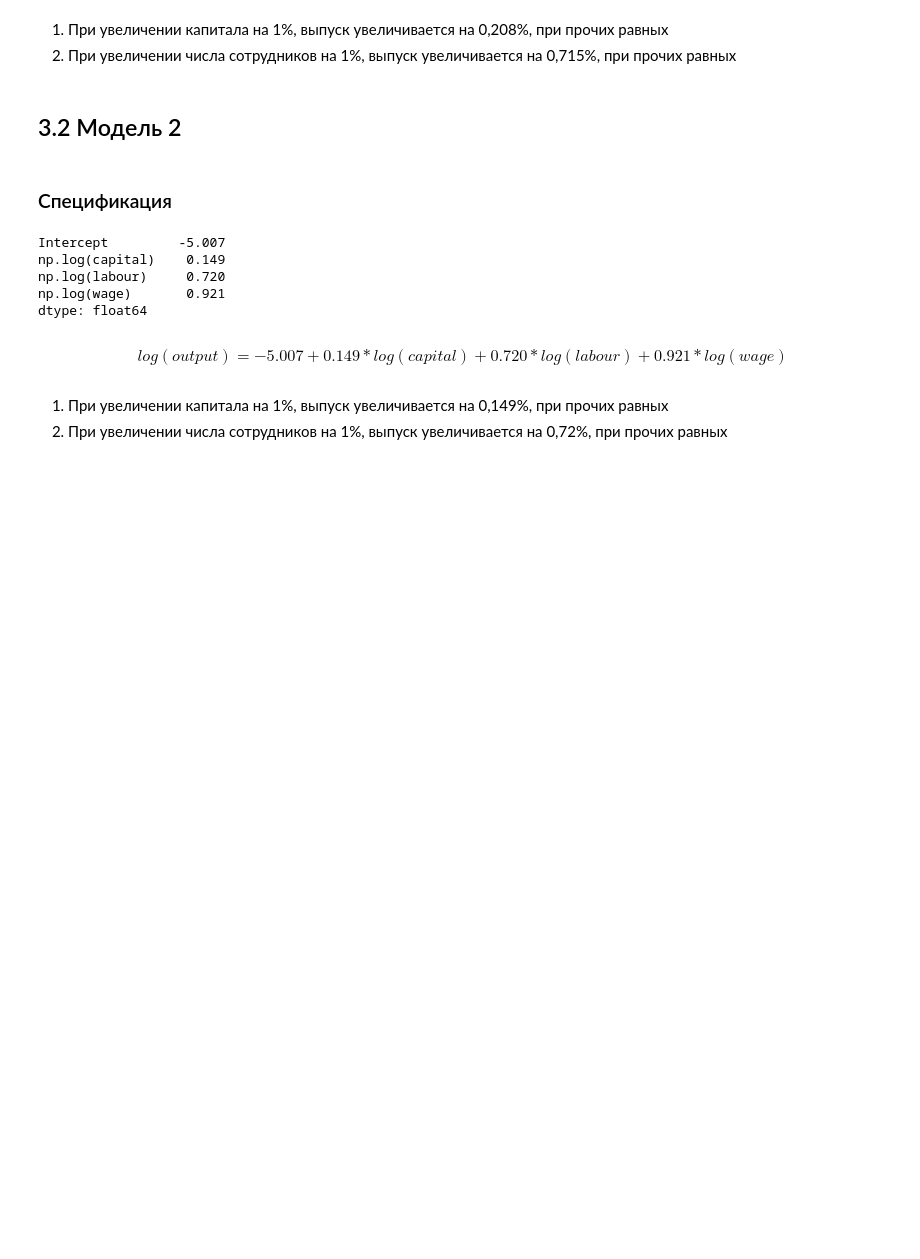
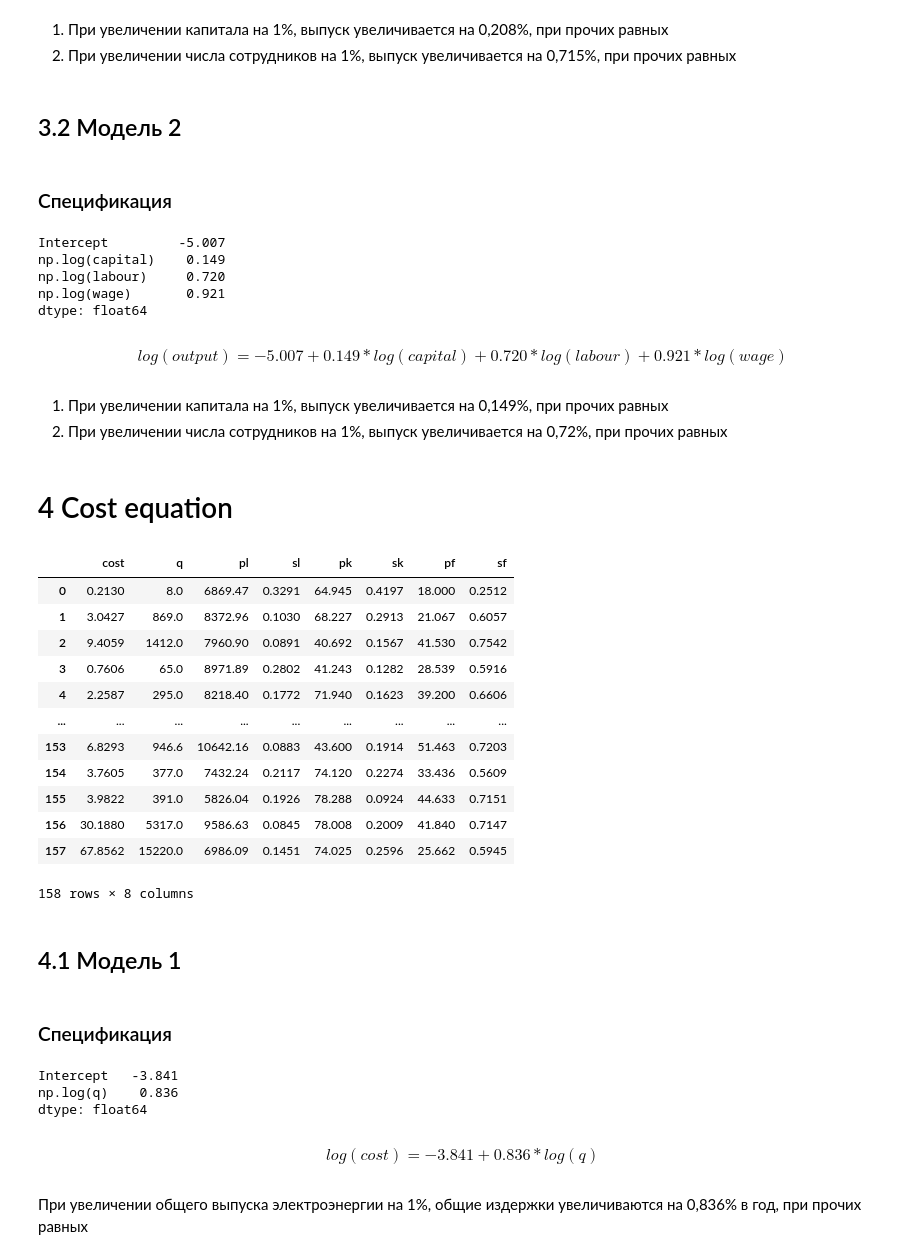
Before and after one commit to ulianapash/Homework, a Jupyter notebook: Интерпретация коэффициентов.ipynb, the cells around one changed output. Cells and saved outputs as stored; diff of their text form; code cells hidden in the pictures; blank space fills up the shorter version.

```diff
--- a/Интерпретация коэффициентов.ipynb
+++ b/Интерпретация коэффициентов.ipynb
@@ -226,3 +226,41 @@ $$
 # %% [markdown]
 1. При увеличении капитала на 1%, выпуск увеличивается на 0,149%, при прочих равных
 2. При увеличении числа сотрудников на 1%, выпуск увеличивается на 0,72%, при прочих равных
+# %% [markdown]
+# 4 Cost equation
+# %%
+df = pd.read_csv('https://raw.githubusercontent.com/artamonoff/Econometrica/master/python-notebooks/data-csv/Electricity.csv')
+df
+# %% [output]
+|  | cost | q | pl | sl | pk | sk | pf | sf |
+| 0 | 0.2130 | 8.0 | 6869.47 | 0.3291 | 64.945 | 0.4197 | 18.000 | 0.2512 |
+| 1 | 3.0427 | 869.0 | 8372.96 | 0.1030 | 68.227 | 0.2913 | 21.067 | 0.6057 |
+| 2 | 9.4059 | 1412.0 | 7960.90 | 0.0891 | 40.692 | 0.1567 | 41.530 | 0.7542 |
+| 3 | 0.7606 | 65.0 | 8971.89 | 0.2802 | 41.243 | 0.1282 | 28.539 | 0.5916 |
+| 4 | 2.2587 | 295.0 | 8218.40 | 0.1772 | 71.940 | 0.1623 | 39.200 | 0.6606 |
+| ... | ... | ... | ... | ... | ... | ... | ... | ... |
+| 153 | 6.8293 | 946.6 | 10642.16 | 0.0883 | 43.600 | 0.1914 | 51.463 | 0.7203 |
+| 154 | 3.7605 | 377.0 | 7432.24 | 0.2117 | 74.120 | 0.2274 | 33.436 | 0.5609 |
+| 155 | 3.9822 | 391.0 | 5826.04 | 0.1926 | 78.288 | 0.0924 | 44.633 | 0.7151 |
+| 156 | 30.1880 | 5317.0 | 9586.63 | 0.0845 | 78.008 | 0.2009 | 41.840 | 0.7147 |
+| 157 | 67.8562 | 15220.0 | 6986.09 | 0.1451 | 74.025 | 0.2596 | 25.662 | 0.5945 |
+158 rows × 8 columns
+# %% [markdown]
+## 4.1 Модель 1
+# %% [markdown]
+### Спецификация
+# %%
+# специфицируем модель через формулу
+output_eq1 = smf.ols(formula='np.log(cost)~np.log(q)', data=df).fit()
+# Коэфициенты модели с округление
+output_eq1.params.round(3)
+# %% [output]
+Intercept   -3.841
+np.log(q)    0.836
+dtype: float64
+# %% [markdown]
+$$
+log(cost) = -3.841 + 0.836*log(q)
+$$
+# %% [markdown]
+При увеличении общего выпуска электроэнергии на 1%, общие издержки увеличиваются на 0,836% в год, при прочих равных
```
Also changed, not shown: parts of 5 cells of this notebook.
